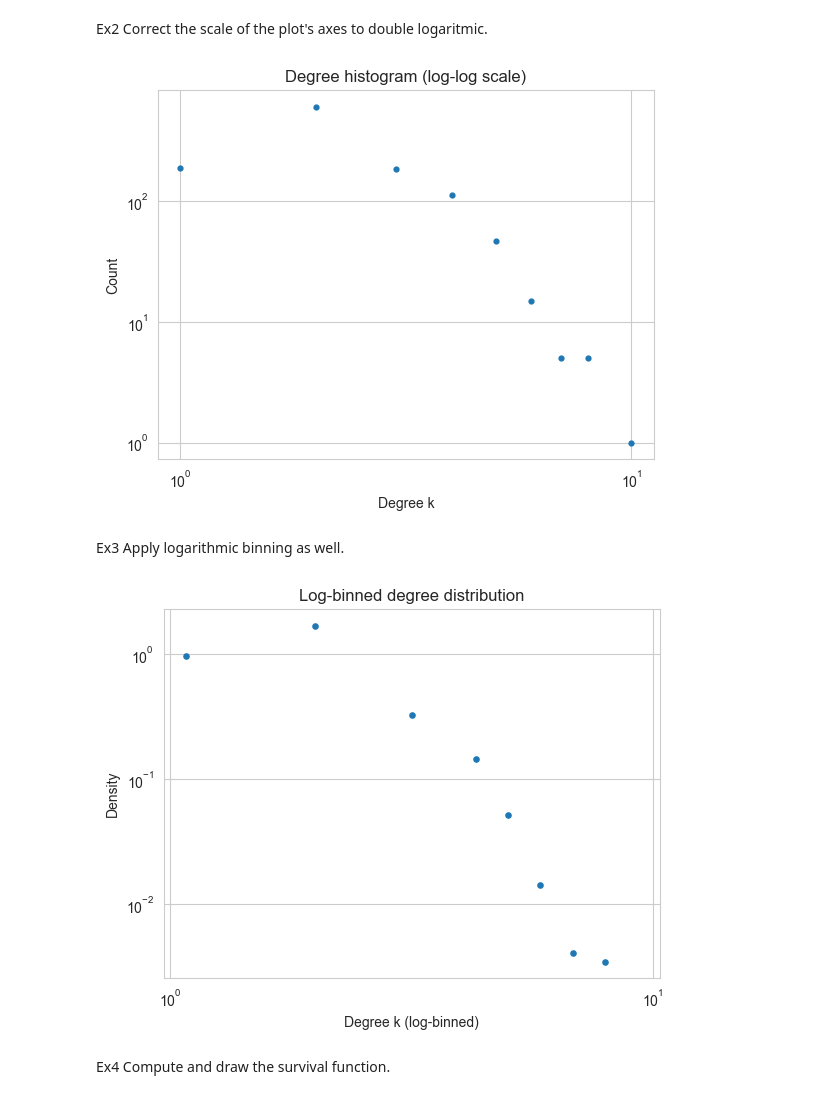
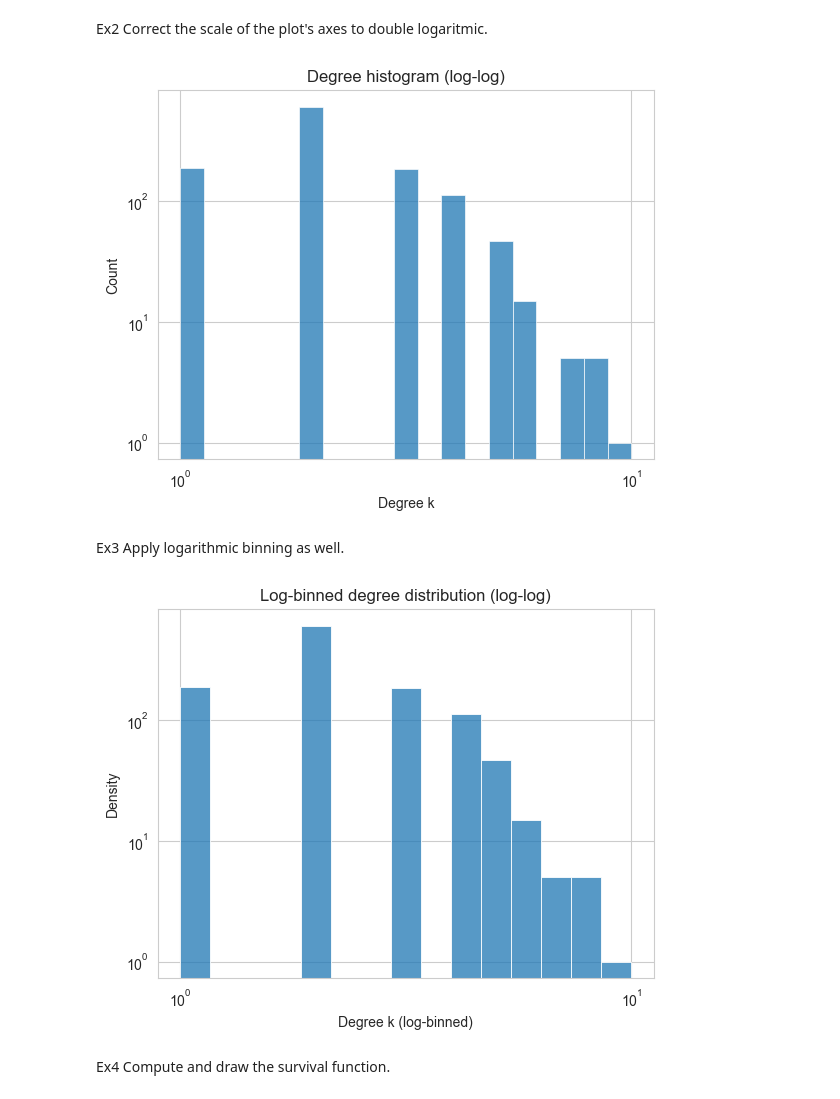
Before and after one commit to bmajosek/SNARS, a Jupyter notebook: p4/p4.ipynb, the cells around one changed output. Saved outputs shown, nothing was run; the diff lists cells and outputs as text; code cells hidden in the pictures.

```diff
--- a/p4/p4.ipynb
+++ b/p4/p4.ipynb
@@ -53,45 +53,49 @@ plt.show()
 Ex2 Correct the scale of the plot's axes to double logaritmic.
 # %%
 # Ex2: Double logarithmic scale for better visibility of power law region
+bins = np.logspace(np.log10(deg.min()), np.log10(deg.max()), 20)
+
 plt.figure()
-plt.scatter(centers, counts, s=12)
-plt.xscale("log"); plt.yscale("log")
+sns.histplot(deg, bins=bins)
+plt.xscale('log')
+plt.yscale('log')
 plt.xlabel("Degree k")
 plt.ylabel("Count")
-plt.title("Degree histogram (log-log scale)")
+plt.title("Degree histogram (log-log)")
 plt.show()
 # %% [output]
-[figure, old version]
+[figure, new version]
 # %% [markdown]
 Ex3 Apply logarithmic binning as well.
 # %%
 # Ex3: Apply logarithmic binning to reduce noise in heavy tail
 # Logarithmic binning groups degrees into exponentially spaced bins
 mask = (centers > 0) & (counts > 0)
 x = centers[mask]; y = counts[mask]
 
 xmin, xmax = x.min(), x.max()
 nbins = 15
 bins = np.logspace(np.log10(xmin), np.log10(xmax), nbins + 1)
 
 binned = np.zeros(nbins)
 for i in range(nbins):
     m = (x >= bins[i]) & (x < bins[i+1])
     binned[i] = np.sum(y[m])
 
 widths = np.diff(bins)
 density = binned / (np.sum(binned) * widths)
 xb = np.sqrt(bins[:-1] * bins[1:])
 
 plt.figure()
-plt.scatter(xb, density, s=14)
-plt.xscale("log"); plt.yscale("log")
+sns.histplot(deg, bins=bins)
+plt.xscale("log")
+plt.yscale("log")
 plt.xlabel("Degree k (log-binned)")
 plt.ylabel("Density")
-plt.title("Log-binned degree distribution")
+plt.title("Log-binned degree distribution (log-log)")
 plt.show()
 # %% [output]
-[figure, old version]
+[figure, new version]
 # %% [markdown]
 Ex4 Compute and draw the survival function.
 # %%
```
Also changed, not shown: parts of 8 cells of this notebook, 3 other files.
